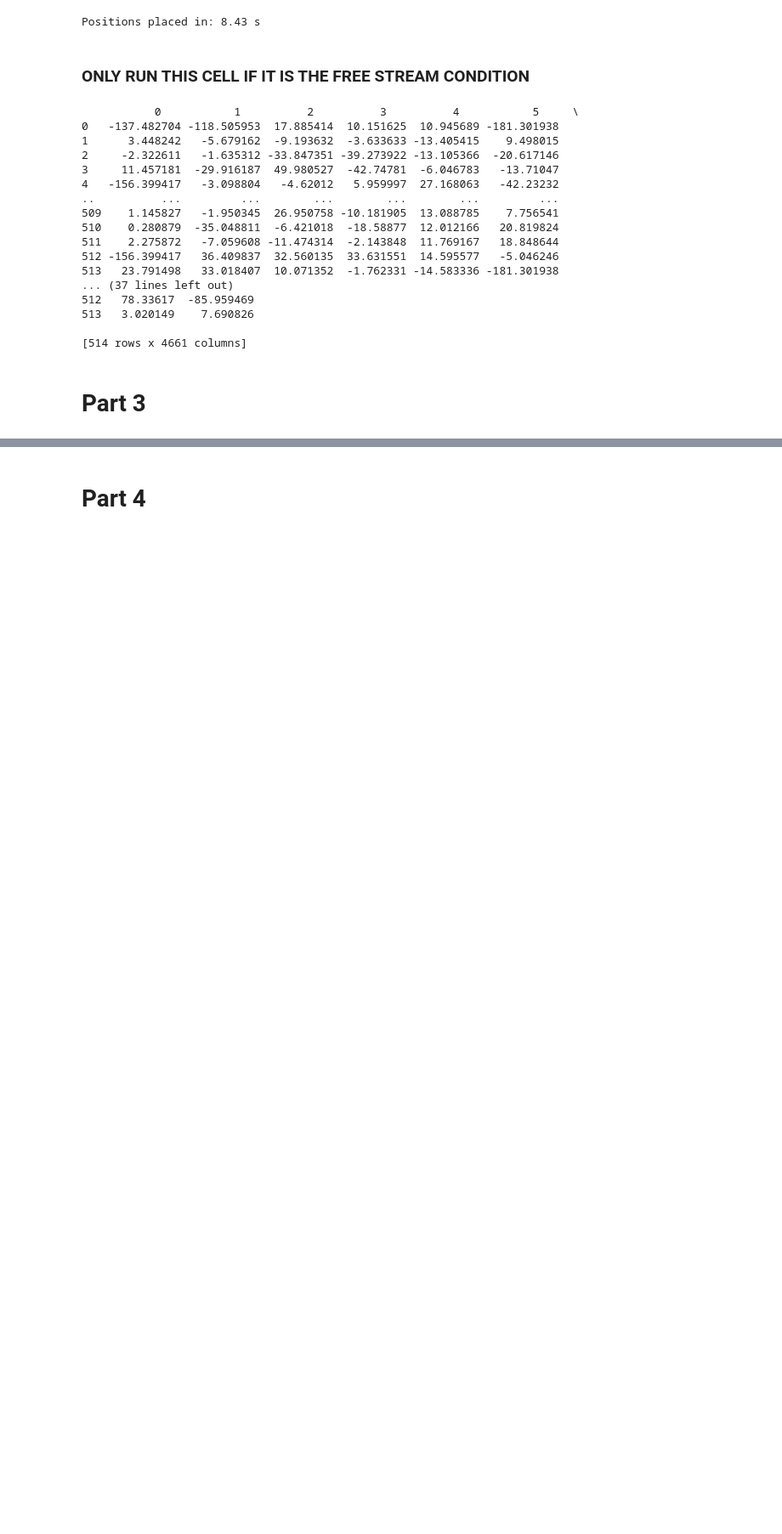
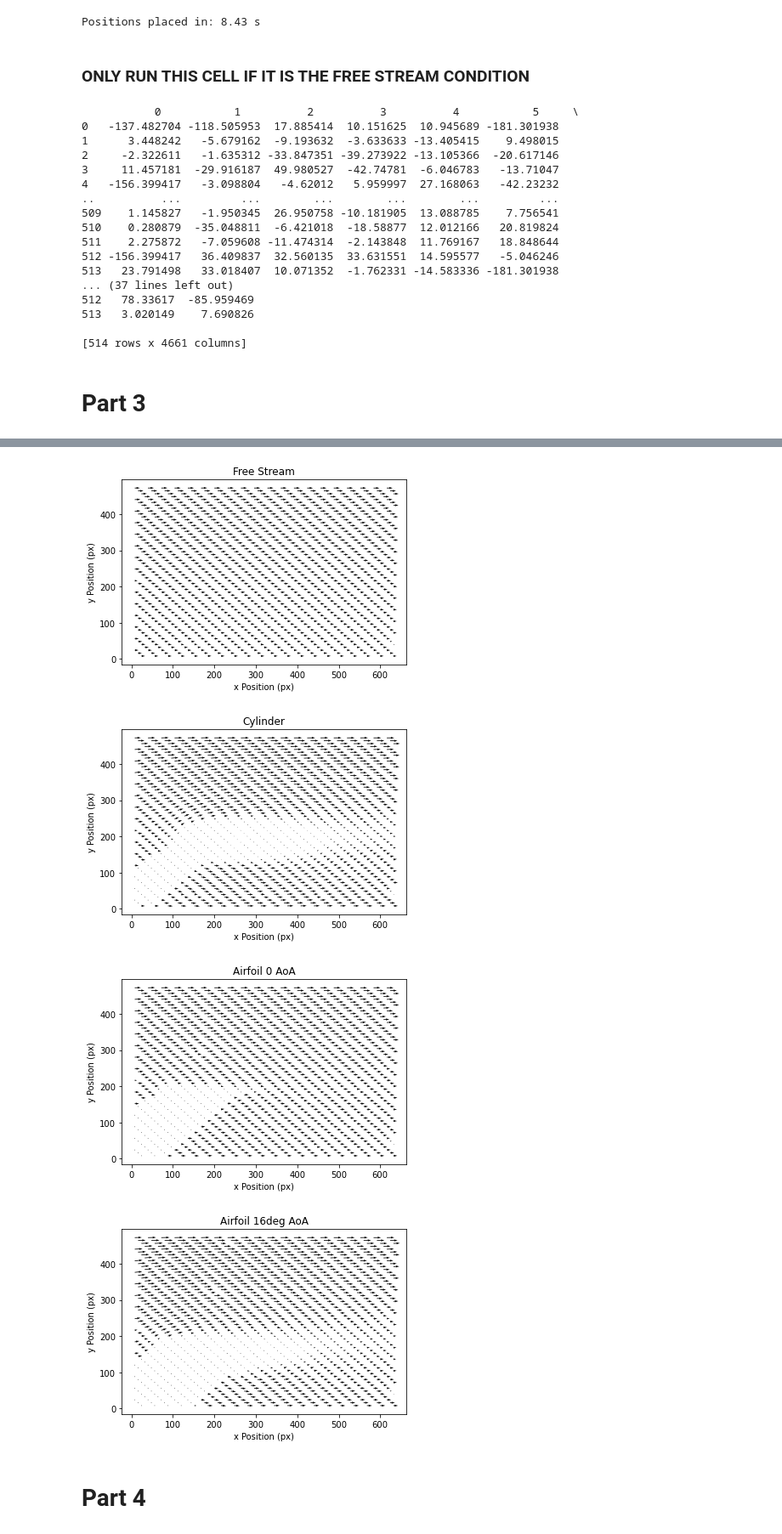
Before and after one commit to HarrisonStoelting/AeroLab, a Jupyter notebook: Lab4/lab4work.ipynb, the cells around one changed output, grey strips where cells are left out. Shown at 85% size. Saved outputs shown, nothing was run; the diff lists cells and outputs as text; code cells hidden in the pictures; blank space fills up the shorter version.

```diff
--- a/Lab4/lab4work.ipynb
+++ b/Lab4/lab4work.ipynb
@@ -314,3 +298,68 @@ plt.show()
+# %%
+#Opening the CSVs for each case
+free_stream_csvdir = "C:\\Users\\Harrison\\OneDrive - University of Cincinnati\\Year 5\\Aero Lab\\Lab Work\\Lab 4\\Average_Data Free Stream.csv"
+cylinder_csvdir = "C:\\Users\\Harrison\\OneDrive - University of Cincinnati\\Year 5\\Aero Lab\\Lab Work\\Lab 4\\Average_Data Cylinder.csv"
+airfoil0_csvdir = "C:\\Users\\Harrison\\OneDrive - University of Cincinnati\\Year 5\\Aero Lab\\Lab Work\\Lab 4\\Average_Data Airfoil 0 AoA.csv"
+airfoil_csvdir = "C:\\Users\\Harrison\\OneDrive - University of Cincinnati\\Year 5\\Aero Lab\\Lab Work\\Lab 4\\Average_Data Airfoil AoA.csv"
+
+
+fs_avg = pd.read_csv(free_stream_csvdir)
+c_avg = pd.read_csv(cylinder_csvdir)
+af0_avg = pd.read_csv(airfoil0_csvdir)
+af_avg = pd.read_csv(airfoil_csvdir)
+# %%
+## Quiver Plot ##
+
+# Getting the Data
+x_fs = fs_avg["x"].to_numpy()
+y_fs = fs_avg["y"].to_numpy()
+u_fs = fs_avg["u"].to_numpy()
+v_fs = fs_avg["v"].to_numpy()
+
+x_c = c_avg["x"].to_numpy()
+y_c = c_avg["y"].to_numpy()
+u_c = c_avg["u"].to_numpy()
+v_c = c_avg["v"].to_numpy()
+
+x_af0 = af0_avg["x"].to_numpy()
+y_af0 = af0_avg["y"].to_numpy()
+u_af0 = af0_avg["u"].to_numpy()
+v_af0 = af0_avg["v"].to_numpy()
+
+x_af = af_avg["x"].to_numpy()
+y_af = af_avg["y"].to_numpy()
+u_af = af_avg["u"].to_numpy()
+v_af = af_avg["v"].to_numpy()
+
+#Plotting every other 4 data point
+plt.quiver(x_fs[::4], y_fs[::4], u_fs[::4], v_fs[::4])
+plt.xlabel("x Position (px)")
+plt.ylabel("y Position (px)")
+plt.title("Free Stream")
+plt.show()
+
+plt.quiver(x_c[::4], y_c[::4], u_c[::4], v_c[::4])
+plt.xlabel("x Position (px)")
+plt.ylabel("y Position (px)")
+plt.title("Cylinder")
+plt.show()
+
+plt.quiver(x_af0[::4], y_af0[::4], u_af0[::4], v_af0[::4])
+plt.xlabel("x Position (px)")
+plt.ylabel("y Position (px)")
+plt.title("Airfoil 0 AoA")
+plt.show()
+
+plt.quiver(x_af[::4], y_af[::4], u_af[::4], v_af[::4])
+plt.xlabel("x Position (px)")
+plt.ylabel("y Position (px)")
+plt.title("Airfoil 16deg AoA")
+plt.show()
+# %% [output]
+[figure, added]
+[figure, added]
+[figure, added]
+[figure, added]
 # %% [markdown]
 # Part 4
 # %%
```
Also changed, not shown: parts of 2 cells of this notebook.
